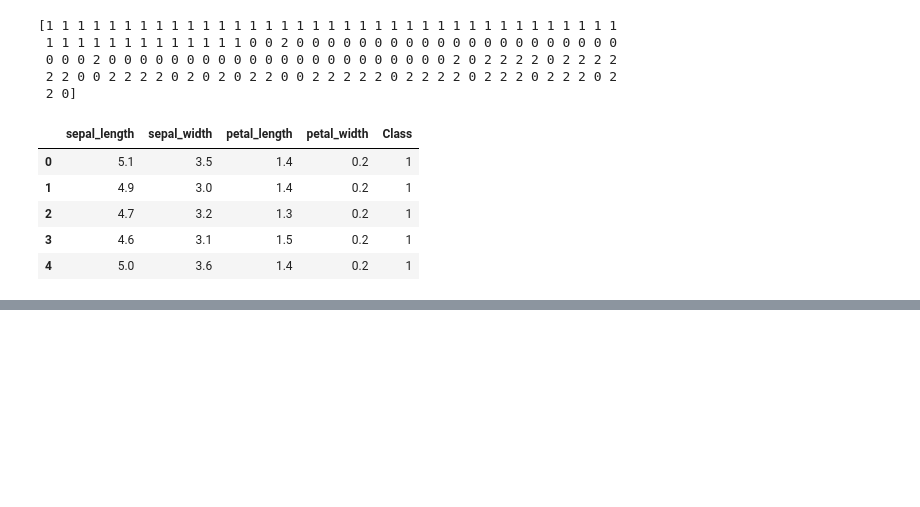
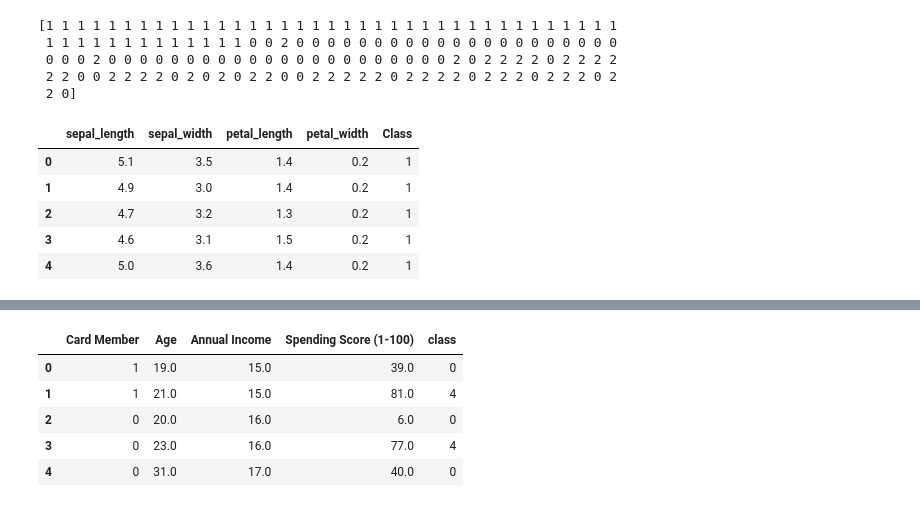
Before and after one commit to lawnshogan/Cryptocurrencies, a Jupyter notebook: Module18.ipynb, the cells around one changed output, grey strips where cells are left out. Drawn from its saved outputs; the diff is of its cells as text; code cells hidden in the pictures; blank space fills up the shorter version.

```diff
--- a/Module18.ipynb
+++ b/Module18.ipynb
@@ -208,0 +295,7 @@ fig.show()
+# %%
+# loop through each K value, find the inertia, and store it into our list
+# Looking for the best K
+for i in k:
+    km = KMeans(n_clusters=i, random_state=0)
+    km.fit(df_iris)
+    inertia.append(km.inertia_)
@@ -208,0 +353,30 @@ fig.show()
+# %%
+# create a K-means function again to reuse the K-means cluster. As you may recall, functions allow us to
+# save time because we don't need to write the code contained in the function more than once:
+def get_clusters(k, data):
+    # Create a copy of the DataFrame
+    data = data.copy()
+
+    # Initialize the K-Means model
+    model = KMeans(n_clusters=k, random_state=0)
+
+    # Fit the model
+    model.fit(data)
+
+    # Predict clusters
+    predictions = model.predict(data)
+
+    # Create return DataFrame with predicted clusters
+    data["class"] = model.labels_
+
+    return data
+# %%
+five_clusters = get_clusters(5, df_shopping)
+five_clusters.head()
+# %% [output]
+|  | Card Member | Age | Annual Income | Spending Score (1-100) | class |
+| 0 | 1 | 19.0 | 15.0 | 39.0 | 0 |
+| 1 | 1 | 21.0 | 15.0 | 81.0 | 4 |
+| 2 | 0 | 20.0 | 16.0 | 6.0 | 0 |
+| 3 | 0 | 23.0 | 16.0 | 77.0 | 4 |
+| 4 | 0 | 31.0 | 17.0 | 40.0 | 0 |
```
Also changed, not shown: parts of 20 cells of this notebook.
